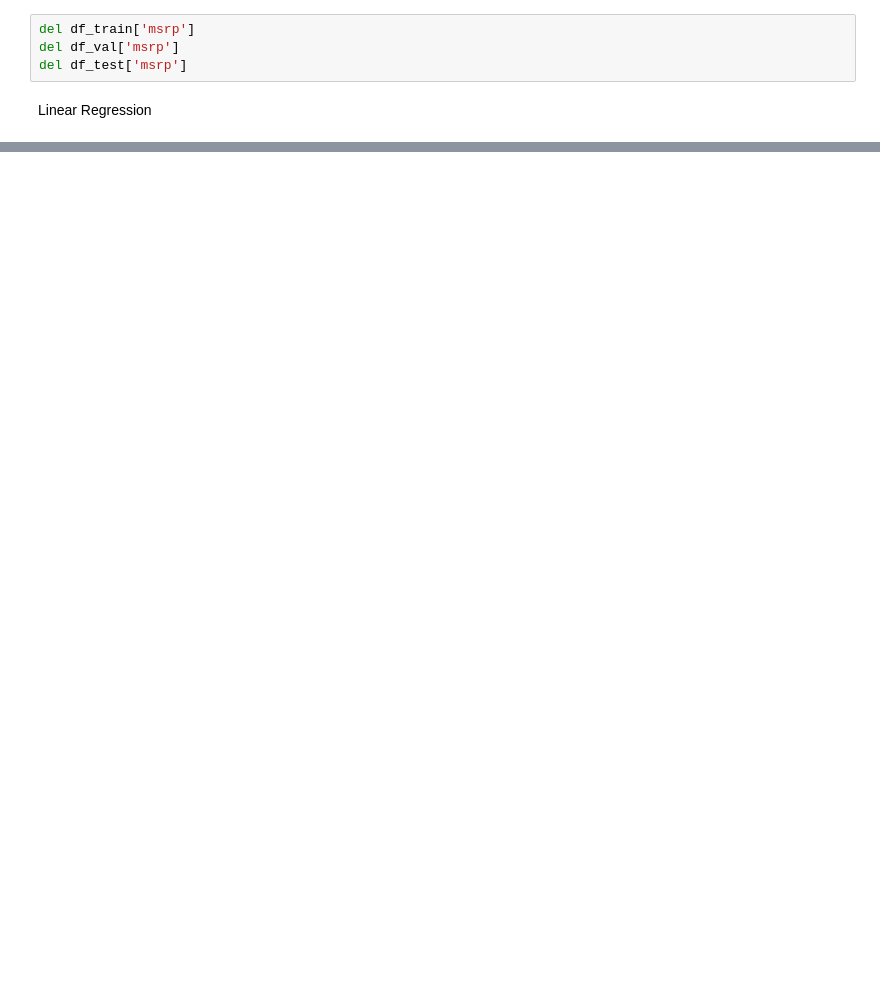
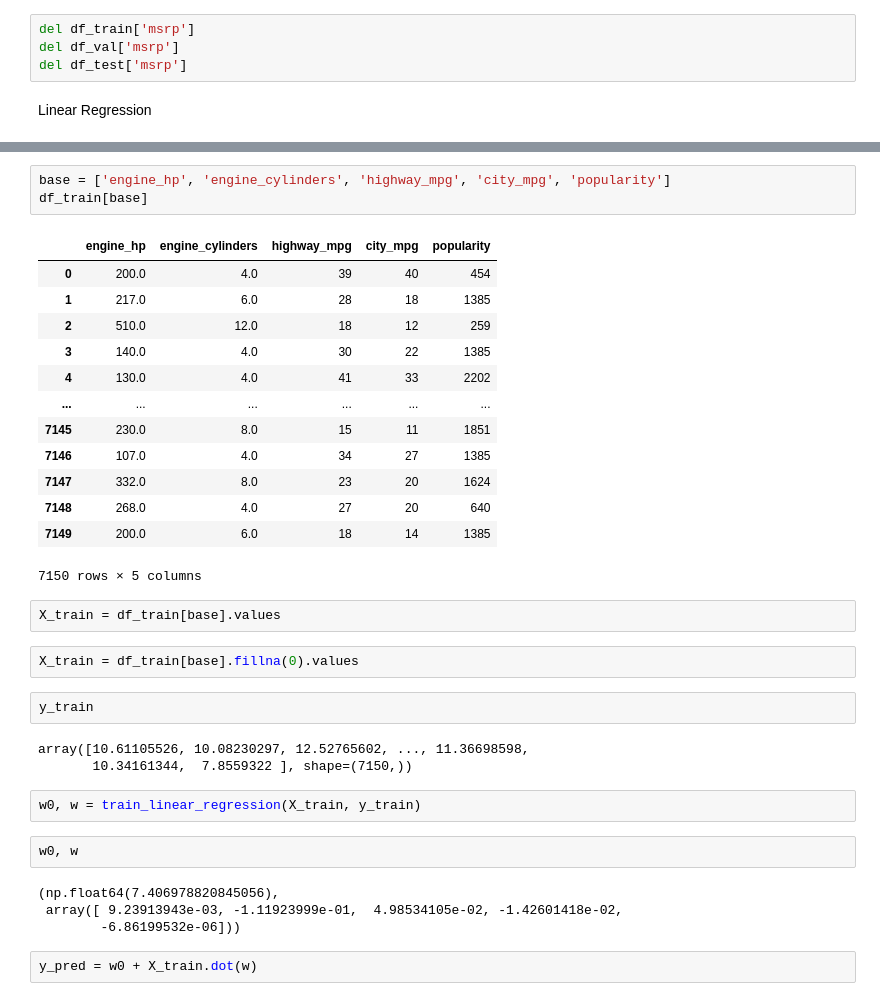
Before and after one commit to RaunakPrasad/MachineLearningZoomcamp, a Jupyter notebook: 02_Regression/01_regression_notes.ipynb, the cells around one changed output, grey strips where cells are left out. Saved outputs shown, nothing was run; the diff lists cells and outputs as text; blank space fills up the shorter version.

```diff
--- a/02_Regression/01_regression_notes.ipynb
+++ b/02_Regression/01_regression_notes.ipynb
@@ -384,0 +601,36 @@ Linear Regression
+# %%
+base = ['engine_hp', 'engine_cylinders', 'highway_mpg', 'city_mpg', 'popularity']
+df_train[base]
+# %% [output]
+|  | engine_hp | engine_cylinders | highway_mpg | city_mpg | popularity |
+| 0 | 200.0 | 4.0 | 39 | 40 | 454 |
+| 1 | 217.0 | 6.0 | 28 | 18 | 1385 |
+| 2 | 510.0 | 12.0 | 18 | 12 | 259 |
+| 3 | 140.0 | 4.0 | 30 | 22 | 1385 |
+| 4 | 130.0 | 4.0 | 41 | 33 | 2202 |
+| ... | ... | ... | ... | ... | ... |
+| 7145 | 230.0 | 8.0 | 15 | 11 | 1851 |
+| 7146 | 107.0 | 4.0 | 34 | 27 | 1385 |
+| 7147 | 332.0 | 8.0 | 23 | 20 | 1624 |
+| 7148 | 268.0 | 4.0 | 27 | 20 | 640 |
+| 7149 | 200.0 | 6.0 | 18 | 14 | 1385 |
+7150 rows × 5 columns
+# %%
+X_train = df_train[base].values
+# %%
+X_train = df_train[base].fillna(0).values
+# %%
+y_train
+# %% [output]
+array([10.61105526, 10.08230297, 12.52765602, ..., 11.36698598,
+       10.34161344,  7.8559322 ], shape=(7150,))
+# %%
+w0, w = train_linear_regression(X_train, y_train)
+# %%
+w0, w
+# %% [output]
+(np.float64(7.406978820845056),
+ array([ 9.23913943e-03, -1.11923999e-01,  4.98534105e-02, -1.42601418e-02,
+        -6.86199532e-06]))
+# %%
+y_pred = w0 + X_train.dot(w)
```
Also changed, not shown: parts of 63 cells of this notebook.
